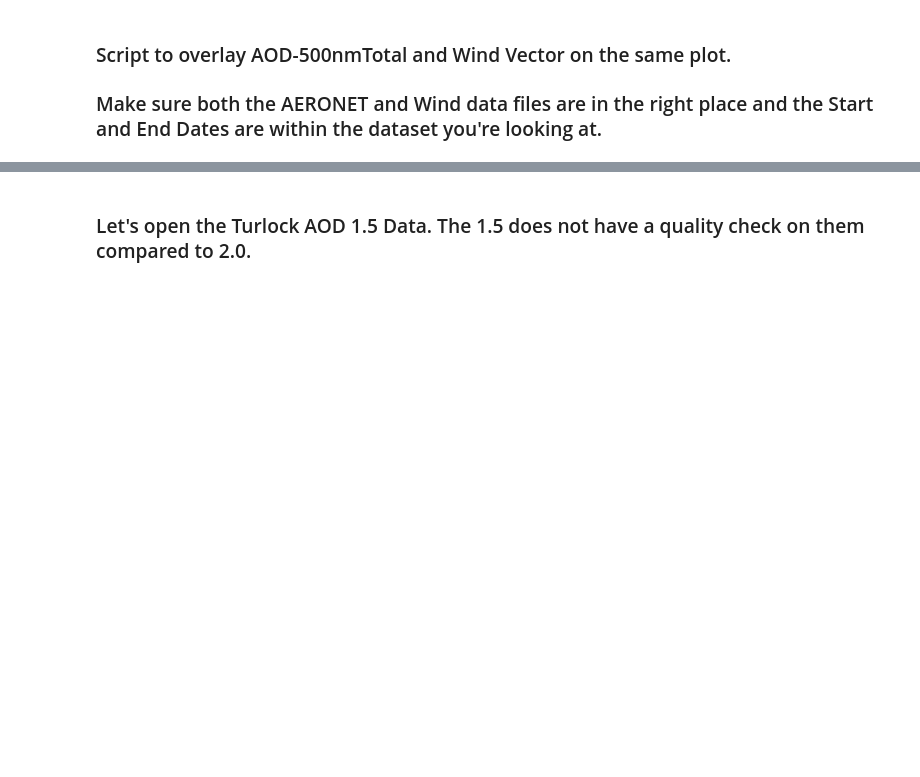
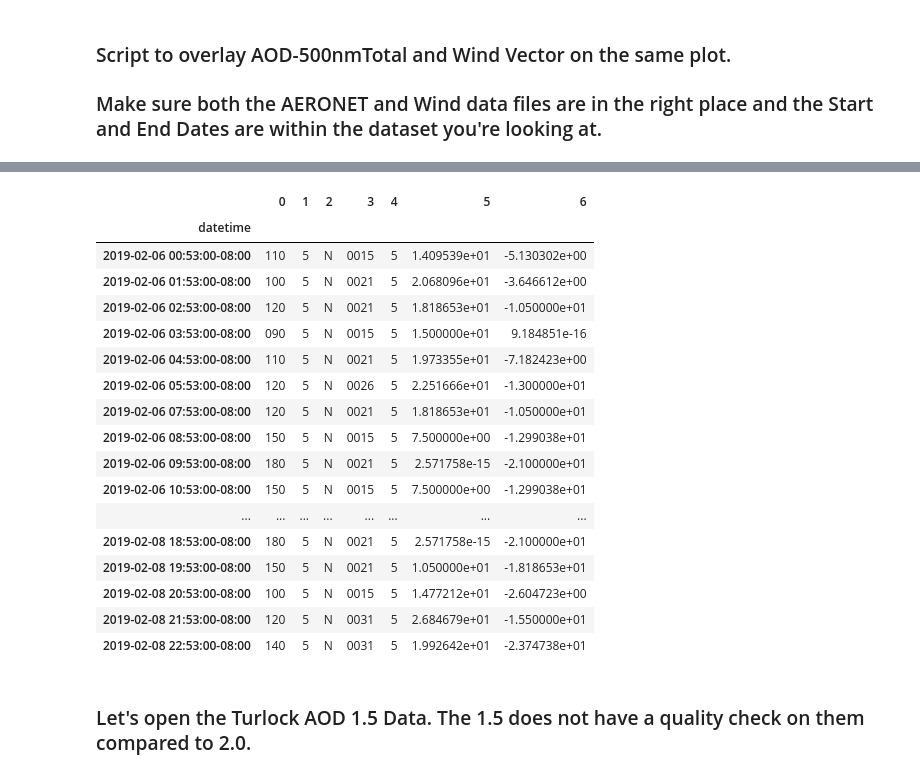
Before and after one commit to wtoslac/airquality, a Jupyter notebook: AirQuality_dev.ipynb, the cells around one changed output, grey strips where cells are left out. Drawn from its saved outputs; the diff is of its cells as text; code cells hidden in the pictures; blank space fills up the shorter version.

```diff
--- a/AirQuality_dev.ipynb
+++ b/AirQuality_dev.ipynb
@@ -116,3 +131,25 @@ plt.show()
+# %%
+#print(np.arange(49))
+WNDdf
+# %% [output]
+|  | 0 | 1 | 2 | 3 | 4 | 5 | 6 |
+| datetime |  |  |  |  |  |  |  |
+| 2019-02-06 00:53:00-08:00 | 110 | 5 | N | 0015 | 5 | 1.409539e+01 | -5.130302e+00 |
+| 2019-02-06 01:53:00-08:00 | 100 | 5 | N | 0021 | 5 | 2.068096e+01 | -3.646612e+00 |
+| 2019-02-06 02:53:00-08:00 | 120 | 5 | N | 0021 | 5 | 1.818653e+01 | -1.050000e+01 |
+| 2019-02-06 03:53:00-08:00 | 090 | 5 | N | 0015 | 5 | 1.500000e+01 | 9.184851e-16 |
+| 2019-02-06 04:53:00-08:00 | 110 | 5 | N | 0021 | 5 | 1.973355e+01 | -7.182423e+00 |
+| 2019-02-06 05:53:00-08:00 | 120 | 5 | N | 0026 | 5 | 2.251666e+01 | -1.300000e+01 |
+| 2019-02-06 07:53:00-08:00 | 120 | 5 | N | 0021 | 5 | 1.818653e+01 | -1.050000e+01 |
+| 2019-02-06 08:53:00-08:00 | 150 | 5 | N | 0015 | 5 | 7.500000e+00 | -1.299038e+01 |
+| 2019-02-06 09:53:00-08:00 | 180 | 5 | N | 0021 | 5 | 2.571758e-15 | -2.100000e+01 |
+| 2019-02-06 10:53:00-08:00 | 150 | 5 | N | 0015 | 5 | 7.500000e+00 | -1.299038e+01 |
+| ... | ... | ... | ... | ... | ... | ... | ... |
+| 2019-02-08 18:53:00-08:00 | 180 | 5 | N | 0021 | 5 | 2.571758e-15 | -2.100000e+01 |
+| 2019-02-08 19:53:00-08:00 | 150 | 5 | N | 0021 | 5 | 1.050000e+01 | -1.818653e+01 |
+| 2019-02-08 20:53:00-08:00 | 100 | 5 | N | 0015 | 5 | 1.477212e+01 | -2.604723e+00 |
+| 2019-02-08 21:53:00-08:00 | 120 | 5 | N | 0031 | 5 | 2.684679e+01 | -1.550000e+01 |
+| 2019-02-08 22:53:00-08:00 | 140 | 5 | N | 0031 | 5 | 1.992642e+01 | -2.374738e+01 |
 # %% [markdown]
 ### Let's open the Turlock AOD 1.5 Data. The 1.5 does not have a quality check on them compared to 2.0.
 # %%
```
Also changed, not shown: parts of 1 cell of this notebook.
